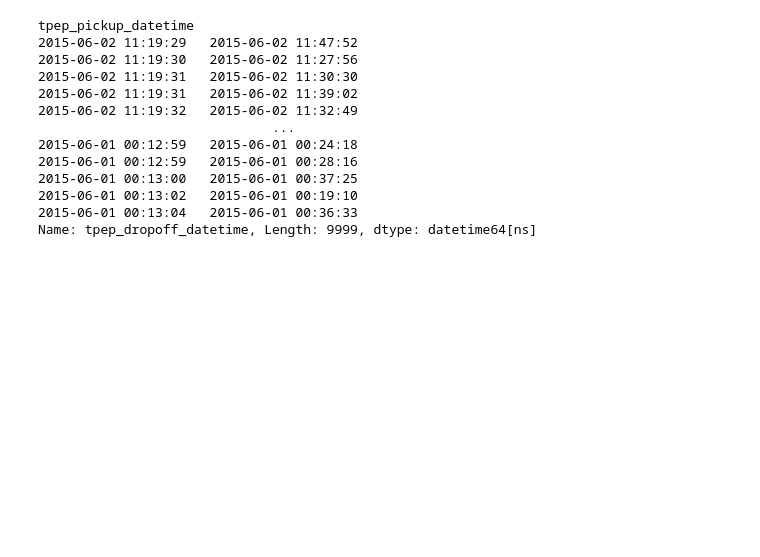
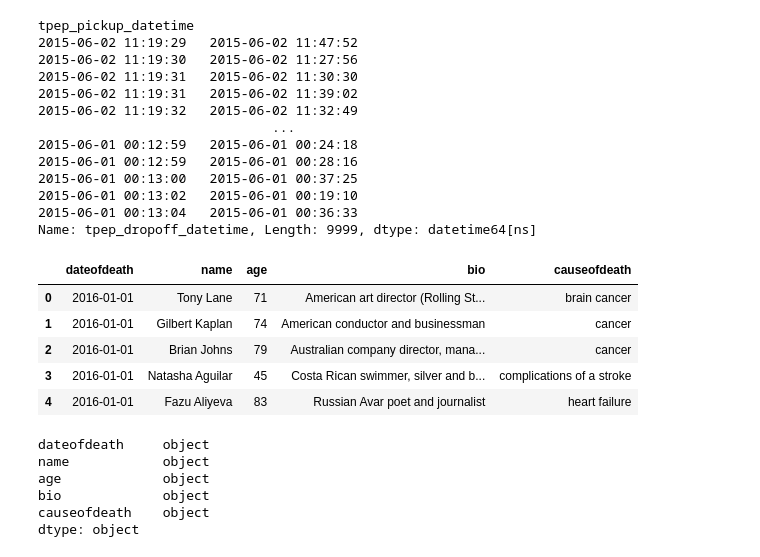
Before and after one commit to ramlaxman/cisco-data-science-2020-sept, a Jupyter notebook: Cisco — 2020 September 23.ipynb, the cells around one changed output. Cells and saved outputs as stored; diff of their text form; code cells hidden in the pictures; blank space fills up the shorter version.

```diff
--- a/Cisco — 2020 September 23.ipynb
+++ b/Cisco — 2020 September 23.ipynb
@@ -463,3 +463,23 @@ tpep_pickup_datetime
 2015-06-01 00:13:02   2015-06-01 00:19:10
 2015-06-01 00:13:04   2015-06-01 00:36:33
 Name: tpep_dropoff_datetime, Length: 9999, dtype: datetime64[ns]
+# %%
+df = pd.read_csv('files/celebrity_deaths_2016.csv',
+                usecols=[0, 1, 2, 3, 4])
+df.head()
+# %% [output]
+|  | dateofdeath | name | age | bio | causeofdeath |
+| 0 | 2016-01-01 | Tony Lane | 71 | American art director (Rolling St... | brain cancer |
+| 1 | 2016-01-01 | Gilbert Kaplan | 74 | American conductor and businessman | cancer |
+| 2 | 2016-01-01 | Brian Johns | 79 | Australian company director, mana... | cancer |
+| 3 | 2016-01-01 | Natasha Aguilar | 45 | Costa Rican swimmer, silver and b... | complications of a stroke |
+| 4 | 2016-01-01 | Fazu Aliyeva | 83 | Russian Avar poet and journalist | heart failure |
+# %%
+df.dtypes
+# %% [output]
+dateofdeath     object
+name            object
+age             object
+bio             object
+causeofdeath    object
+dtype: object
```
